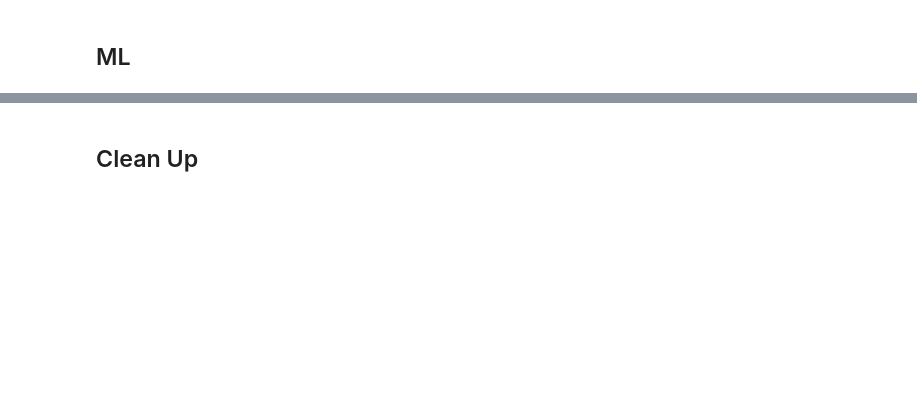
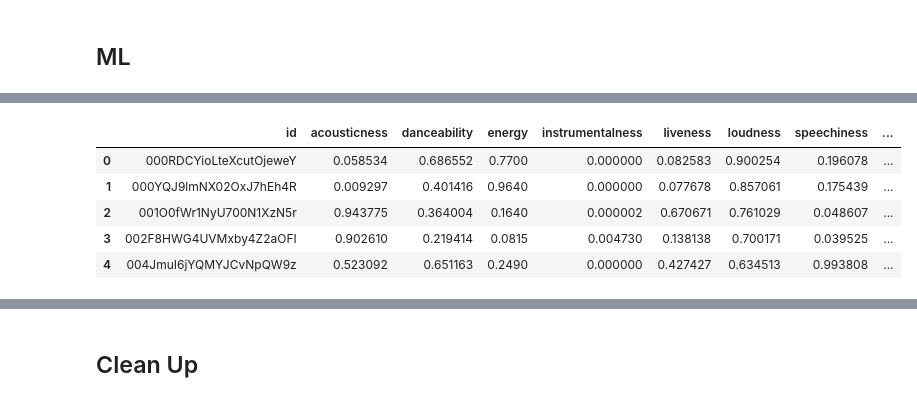
Before and after one commit to dejse/spotify-recommendation-streamlit, a Jupyter notebook: notebooks/E2E.ipynb, the cells around one changed output, grey strips where cells are left out. Drawn from its saved outputs; the diff is of its cells as text; code cells hidden in the pictures; blank space fills up the shorter version.

```diff
--- a/notebooks/E2E.ipynb
+++ b/notebooks/E2E.ipynb
@@ -309 +303,10 @@ df.describe()
+# %%
+con.query("select * from features_preprocessed order by id").limit(5).df()
+# %% [output]
+|  | id | acousticness | danceability | energy | instrumentalness | liveness | loudness | speechiness | ... |
+| 0 | 000RDCYioLteXcutOjeweY | 0.058534 | 0.686552 | 0.7700 | 0.000000 | 0.082583 | 0.900254 | 0.196078 | ... |
+| 1 | 000YQJ9lmNX02OxJ7hEh4R | 0.009297 | 0.401416 | 0.9640 | 0.000000 | 0.077678 | 0.857061 | 0.175439 | ... |
+| 2 | 001O0fWr1NyU700N1XzN5r | 0.943775 | 0.364004 | 0.1640 | 0.000002 | 0.670671 | 0.761029 | 0.048607 | ... |
+| 3 | 002F8HWG4UVMxby4Z2aOFI | 0.902610 | 0.219414 | 0.0815 | 0.004730 | 0.138138 | 0.700171 | 0.039525 | ... |
+| 4 | 004JmuI6jYQMYJCvNpQW9z | 0.523092 | 0.651163 | 0.2490 | 0.000000 | 0.427427 | 0.634513 | 0.993808 | ... |
 # %%
```
Also changed, not shown: parts of 32 cells of this notebook, 3 other files.
